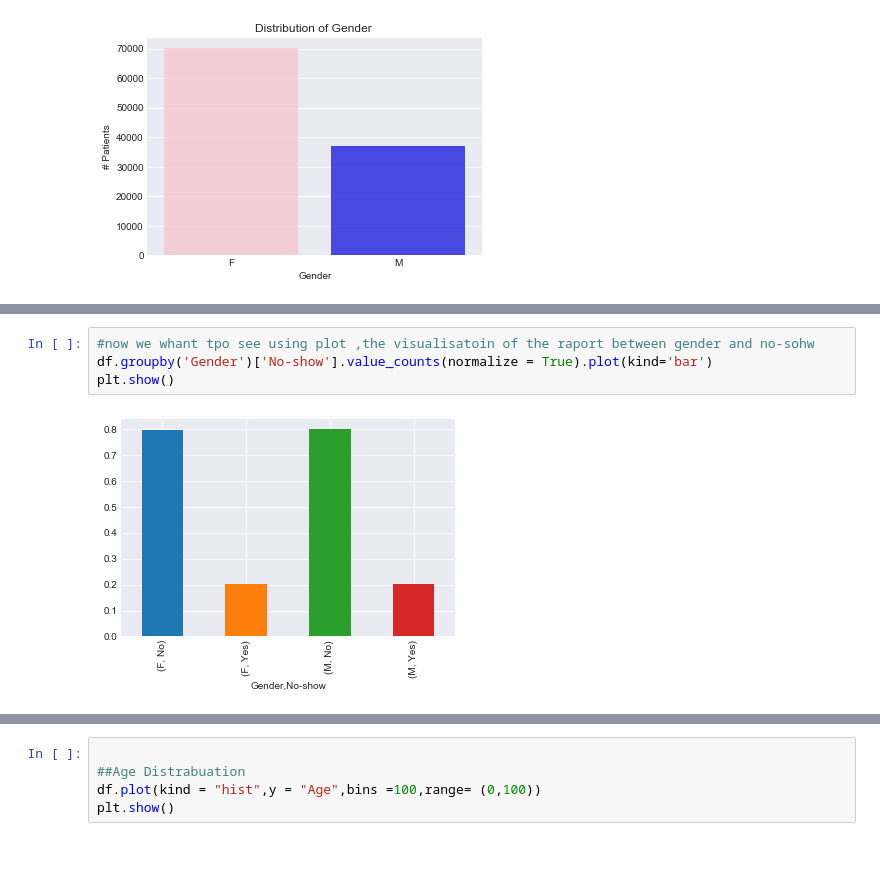
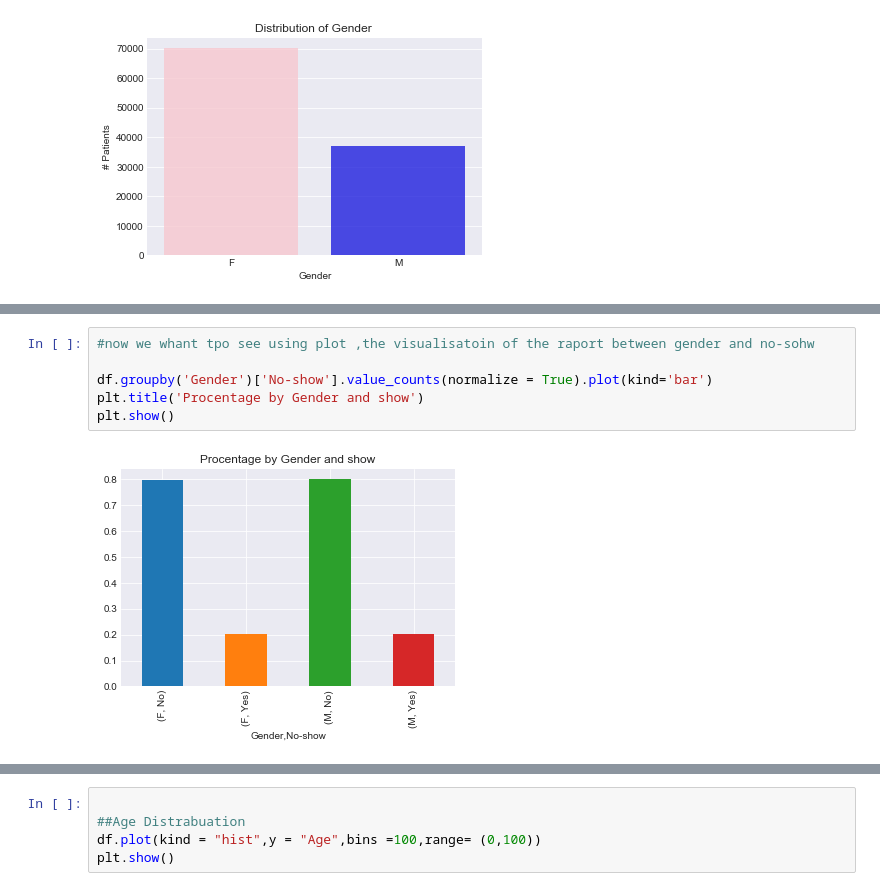
Before and after one commit to lacra-oloeriu/Investigate-a-Dataset, a Jupyter notebook: Investigate_a_Dataset.ipynb, the cells around one changed output, grey strips where cells are left out. Saved outputs shown, nothing was run; the diff lists cells and outputs as text; blank space fills up the shorter version.

```diff
--- a/Investigate_a_Dataset.ipynb
+++ b/Investigate_a_Dataset.ipynb
@@ -294,7 +295,9 @@ M       No         0.800321
 Name: No-show, dtype: float64
 # %%
 #now we whant tpo see using plot ,the visualisatoin of the raport between gender and no-sohw
+
 df.groupby('Gender')['No-show'].value_counts(normalize = True).plot(kind='bar')
+plt.title('Procentage by Gender and show')
 plt.show()
 # %% [output]
-[figure, old version]
+[figure, new version]
```
Also changed, not shown: parts of 47 cells of this notebook.
